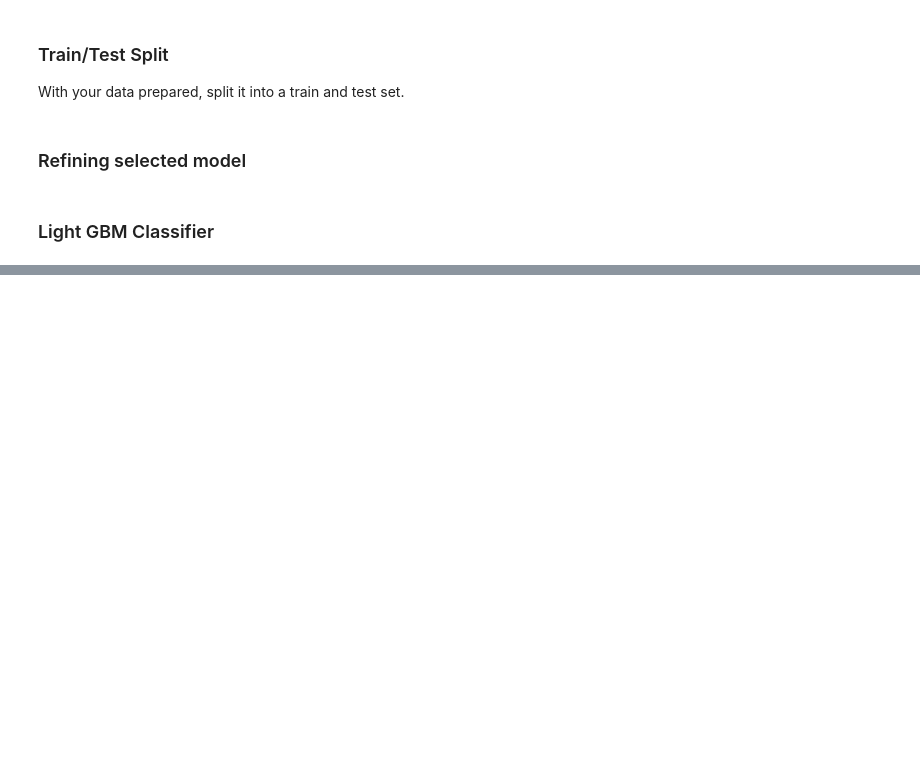
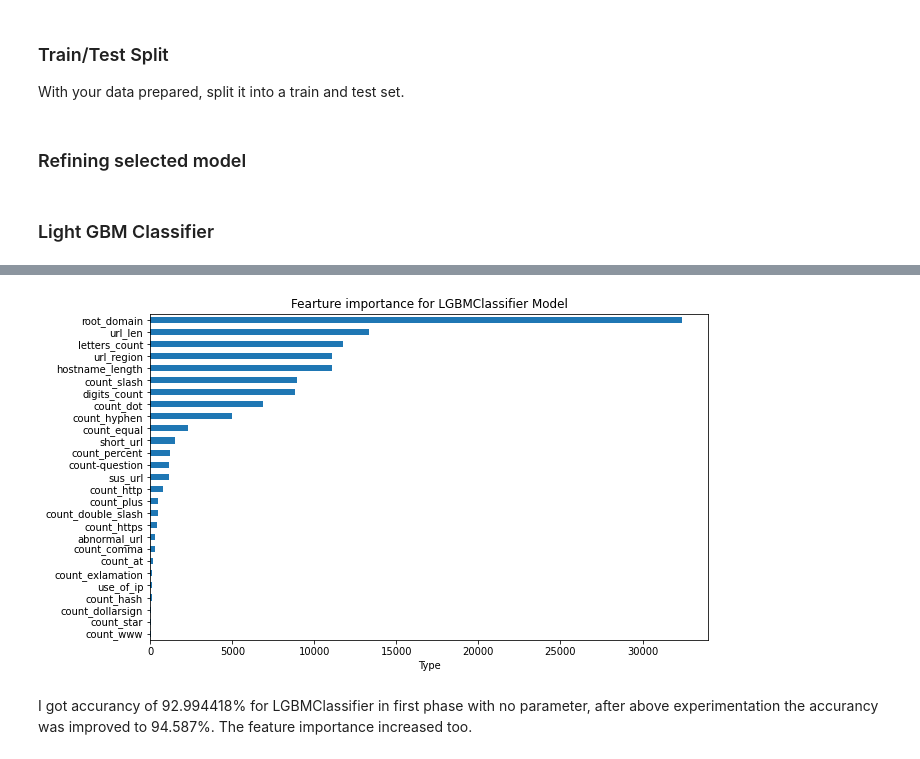
Before and after one commit to pranalee04/BH-PCMLAI-CapstoneProject, a Jupyter notebook: notebook/SelectedModel-LGBMClassifier-5.ipynb, the cells around one changed output, grey strips where cells are left out. Saved outputs shown, nothing was run; the diff lists cells and outputs as text; code cells hidden in the pictures; blank space fills up the shorter version.

```diff
--- a/notebook/SelectedModel-LGBMClassifier-5.ipynb
+++ b/notebook/SelectedModel-LGBMClassifier-5.ipynb
@@ -140,0 +139,13 @@ plt.show()
+# %%
+import sklearn.metrics as metrics
+lgb = LGBMClassifier( n_estimators=1000,max_depth=26,random_state=42)
+start_time = time.time()
+LGB_C = lgb.fit(X_train, y_train)
+elapsed_time = time.time() - start_time/ 60  # convert to minutes
+
+y_pred_lgb = LGB_C.predict(X_test)
+print(classification_report(y_test,y_pred_lgb,target_names=['benign', 'defacement','phishing','malware']))
+
+score = metrics.accuracy_score(y_test, y_pred_lgb)
+print("accuracy:   %s" % score)
+print ("%s : %s |Time:%s" %("LGBMClassifier", score,elapsed_time))
@@ -140,0 +166,8 @@ plt.show()
+# %%
+feat_importances = pd.Series(lgb.feature_importances_, index=X_train.columns)
+feat_importances.sort_values().plot(kind="barh",figsize=(10, 6)).set(xlabel='Type',title = 'Fearture importance for LGBMClassifier Model')
+plt.savefig("images/fearture-importance-LGBMClassifier-improved")
+# %% [output]
+[figure, added]
+# %% [markdown]
+I got accurancy of 92.994418% for LGBMClassifier in first phase with no parameter, after above experimentation the accurancy was improved to 94.587%. The feature importance increased too.
```
Also changed, not shown: parts of 12 cells of this notebook, 17 other files.
